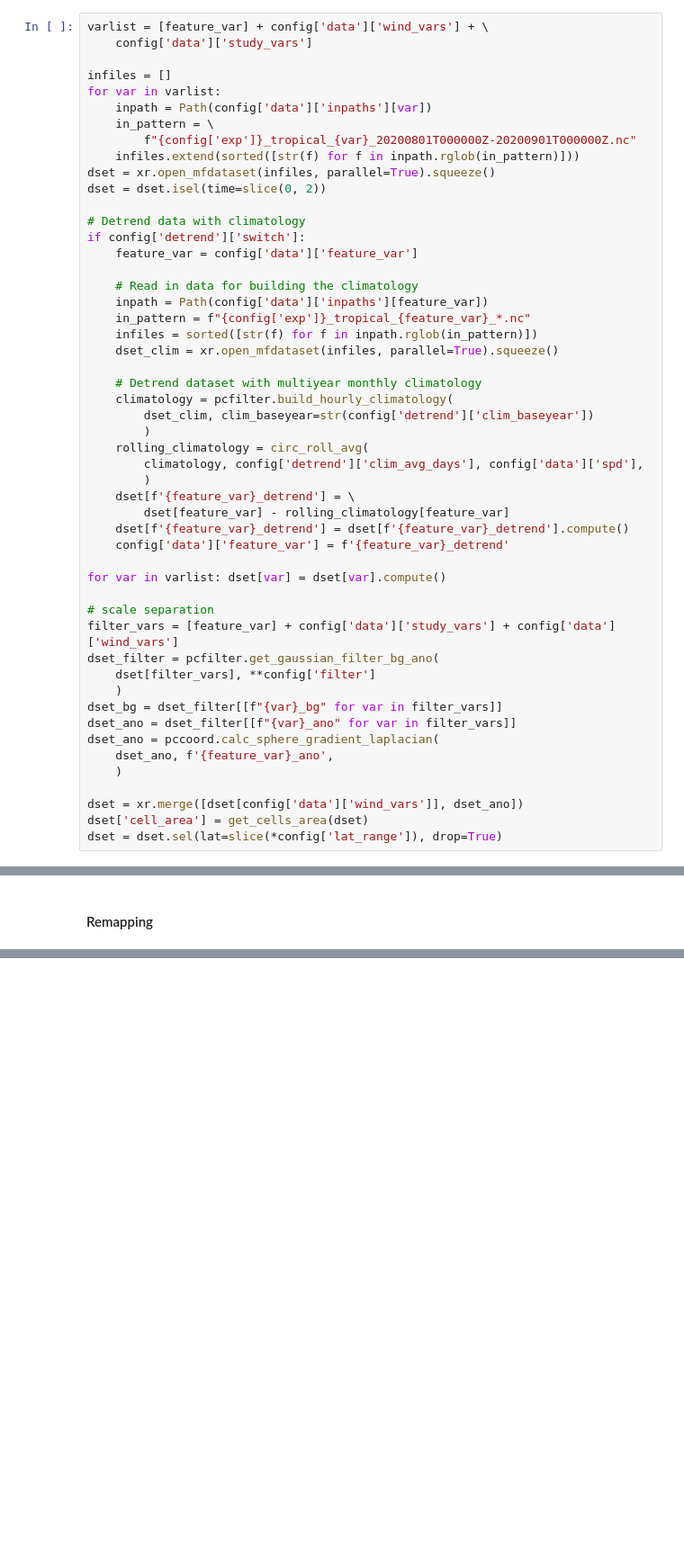
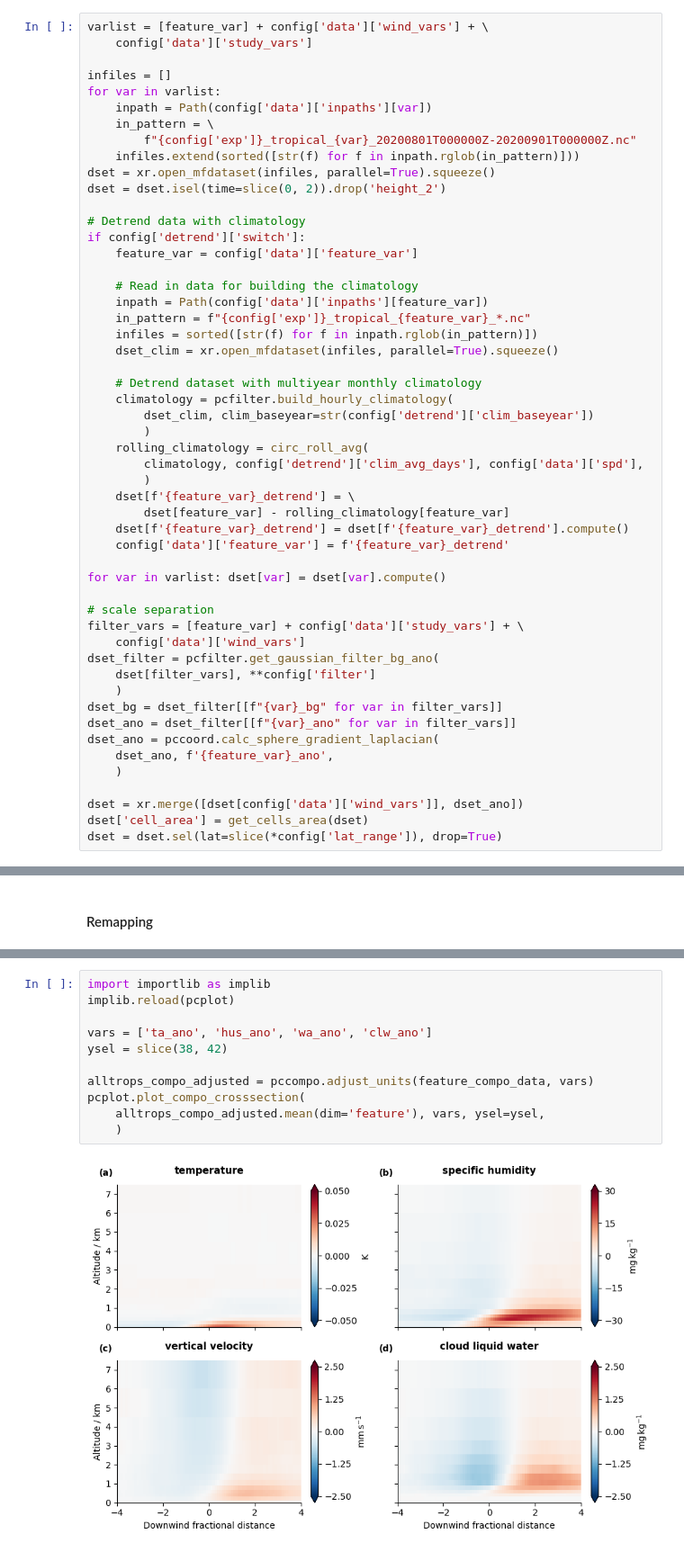
Before and after one commit to HF7weatherman/pycompo, a Jupyter notebook: examples/build_composite_step-by-step.ipynb, the cells around one changed output, grey strips where cells are left out. Shown at 90% size. Cells and saved outputs as stored; diff of their text form; blank space fills up the shorter version.

```diff
--- a/examples/build_composite_step-by-step.ipynb
+++ b/examples/build_composite_step-by-step.ipynb
@@ -48,7 +49,7 @@ for var in varlist:
         f"{config['exp']}_tropical_{var}_20200801T000000Z-20200901T000000Z.nc"
     infiles.extend(sorted([str(f) for f in inpath.rglob(in_pattern)]))
 dset = xr.open_mfdataset(infiles, parallel=True).squeeze()
-dset = dset.isel(time=slice(0, 2))
+dset = dset.isel(time=slice(0, 2)).drop('height_2')
 
 # Detrend data with climatology
 if config['detrend']['switch']:
@@ -75,7 +76,8 @@ if config['detrend']['switch']:
 for var in varlist: dset[var] = dset[var].compute()
 
 # scale separation
-filter_vars = [feature_var] + config['data']['study_vars'] + config['data']['wind_vars']
+filter_vars = [feature_var] + config['data']['study_vars'] + \
+    config['data']['wind_vars']
 dset_filter = pcfilter.get_gaussian_filter_bg_ano(
     dset[filter_vars], **config['filter']
     )
@@ -188,0 +208,13 @@ pcplot.plot_composite_overview(
+# %%
+import importlib as implib
+implib.reload(pcplot)
+
+vars = ['ta_ano', 'hus_ano', 'wa_ano', 'clw_ano']
+ysel = slice(38, 42)
+
+alltrops_compo_adjusted = pccompo.adjust_units(feature_compo_data, vars)
+pcplot.plot_compo_crosssection(
+    alltrops_compo_adjusted.mean(dim='feature'), vars, ysel=ysel,
+    )
+# %% [output]
+[figure, added]
```
Also changed, not shown: parts of 10 cells of this notebook.
